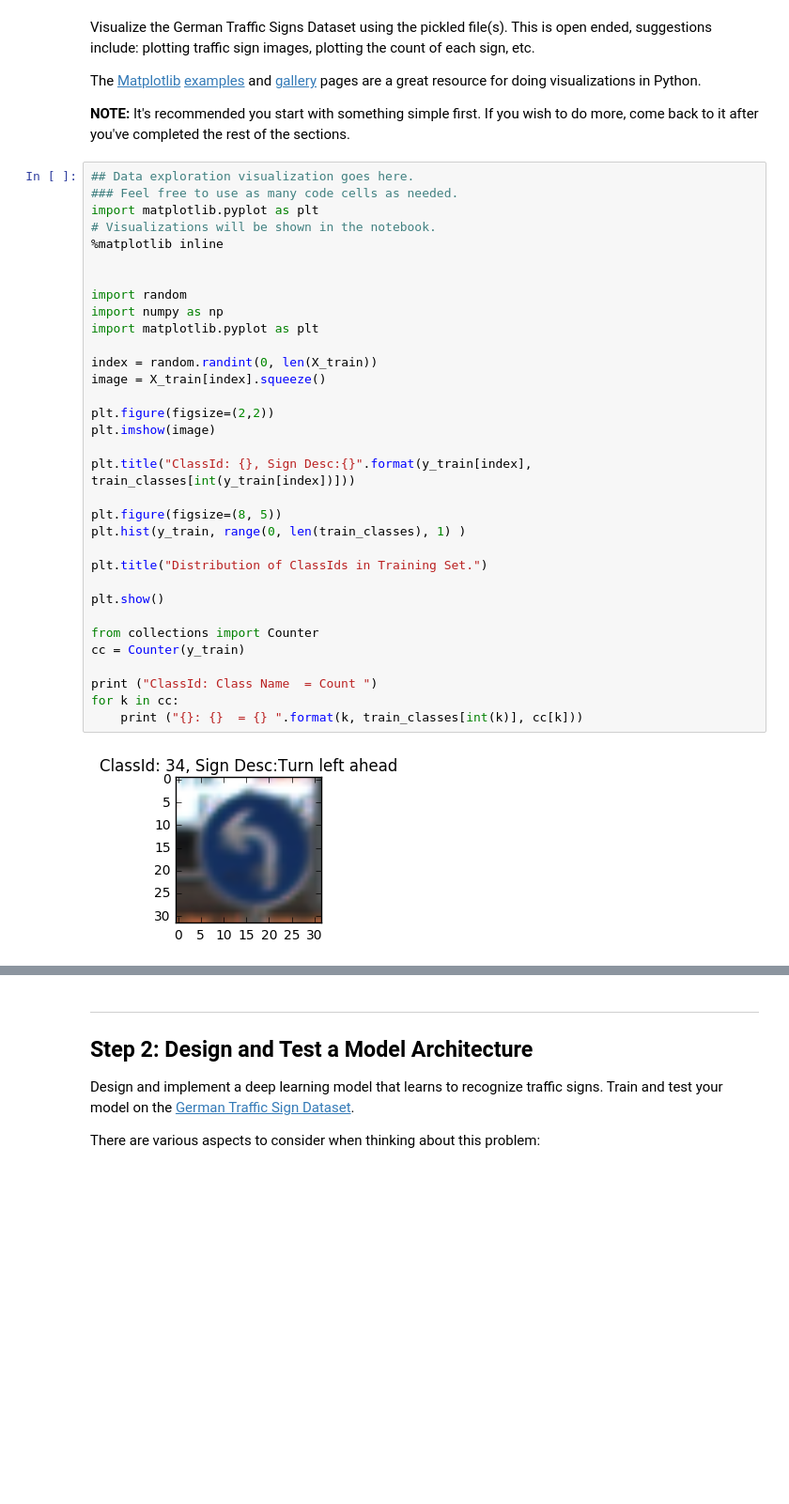
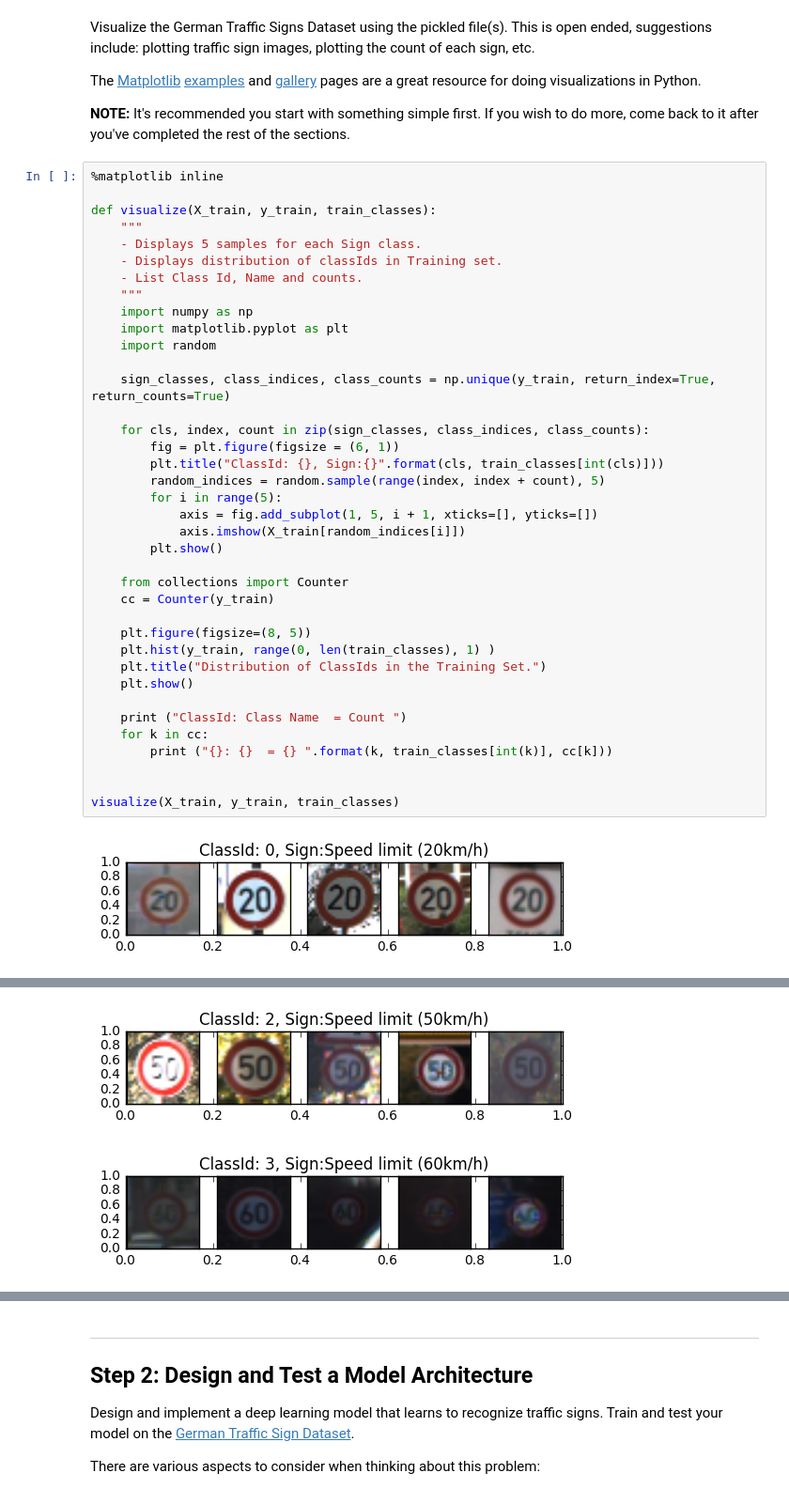
Before and after one commit to gmpatil/sdcnd, a Jupyter notebook: p02_trafficSign/Traffic_Sign_Classifier.ipynb, the cells around one changed output, grey strips where cells are left out. Shown at 94% size. Drawn from its saved outputs; the diff is of its cells as text; blank space fills up the shorter version.

Commit message:
P2 Traffic Sign Recognistion completion

```diff
--- a/p02_trafficSign/Traffic_Sign_Classifier.ipynb
+++ b/p02_trafficSign/Traffic_Sign_Classifier.ipynb
@@ -85,37 +85,42 @@ The [Matplotlib](http://matplotlib.org/) [examples](http://matplotlib.org/exampl
 
 **NOTE:** It's recommended you start with something simple first. If you wish to do more, come back to it after you've completed the rest of the sections.
 # %%
-## Data exploration visualization goes here.
-### Feel free to use as many code cells as needed.
-import matplotlib.pyplot as plt
-# Visualizations will be shown in the notebook.
 %matplotlib inline
 
+def visualize(X_train, y_train, train_classes):
+    """
+    - Displays 5 samples for each Sign class.
+    - Displays distribution of classIds in Training set.
+    - List Class Id, Name and counts.
+    """
+    import numpy as np
+    import matplotlib.pyplot as plt
+    import random
 
-import random
-import numpy as np
-import matplotlib.pyplot as plt
+    sign_classes, class_indices, class_counts = np.unique(y_train, return_index=True, return_counts=True)
 
-index = random.randint(0, len(X_train))
-image = X_train[index].squeeze()
+    for cls, index, count in zip(sign_classes, class_indices, class_counts):
+        fig = plt.figure(figsize = (6, 1))
+        plt.title("ClassId: {}, Sign:{}".format(cls, train_classes[int(cls)]))
+        random_indices = random.sample(range(index, index + count), 5)
+        for i in range(5):
+            axis = fig.add_subplot(1, 5, i + 1, xticks=[], yticks=[])
+            axis.imshow(X_train[random_indices[i]])
+        plt.show()
 
-plt.figure(figsize=(2,2))
-plt.imshow(image)
+    from collections import Counter
+    cc = Counter(y_train)
 
-plt.title("ClassId: {}, Sign Desc:{}".format(y_train[index], train_classes[int(y_train[index])]))
+    plt.figure(figsize=(8, 5))
+    plt.hist(y_train, range(0, len(train_classes), 1) )
+    plt.title("Distribution of ClassIds in the Training Set.")
+    plt.show()
 
-plt.figure(figsize=(8, 5))
-plt.hist(y_train, range(0, len(train_classes), 1) )
+    print ("ClassId: Class Name  = Count ")
+    for k in cc:
+        print ("{}: {}  = {} ".format(k, train_classes[int(k)], cc[k]))
 
-plt.title("Distribution of ClassIds in Training Set.")
 
-plt.show()
-
-from collections import Counter
-cc = Counter(y_train)
-
-print ("ClassId: Class Name  = Count ")
-for k in cc:
-    print ("{}: {}  = {} ".format(k, train_classes[int(k)], cc[k]))
+visualize(X_train, y_train, train_classes)
 # %% [output]
-[figure, old version]
+[figure, new version]
@@ -122,0 +128,2 @@ for k in cc:
+[figure, added]
+[figure, added]
```
Also changed, not shown: parts of 29 cells of this notebook, 1 other file.
